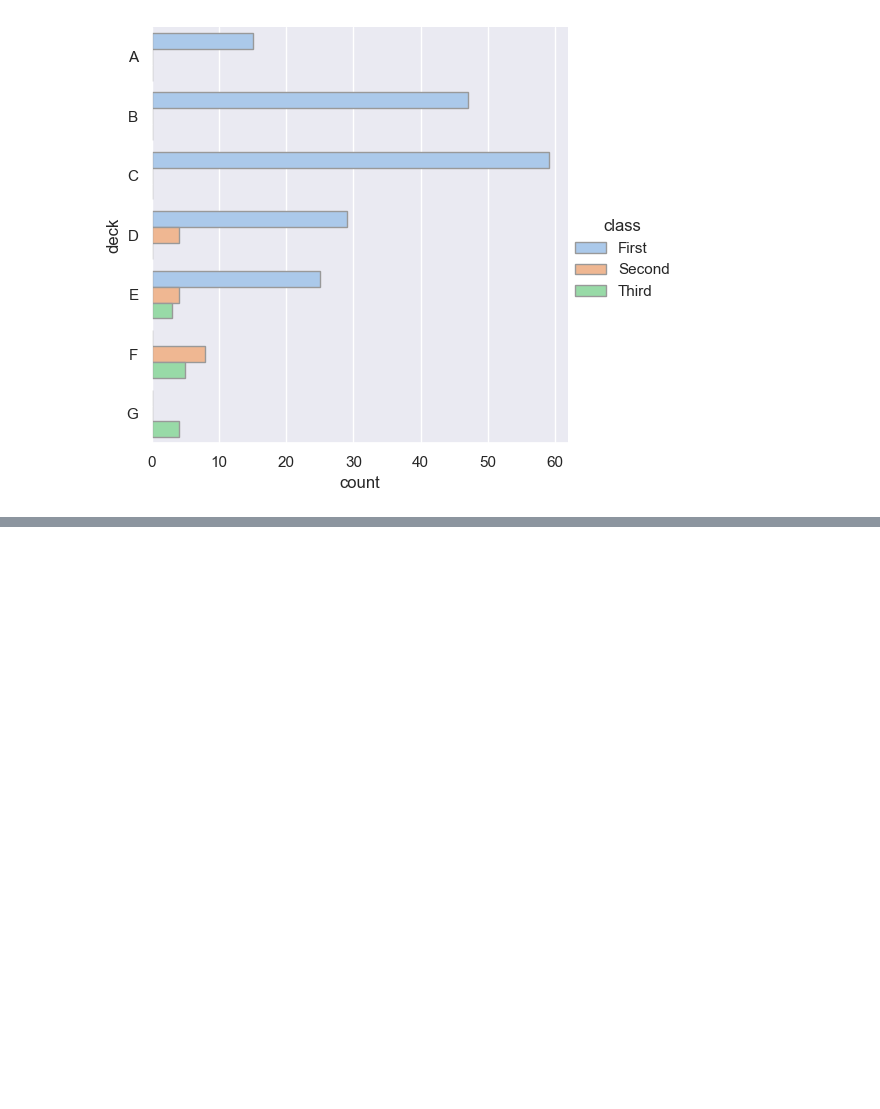
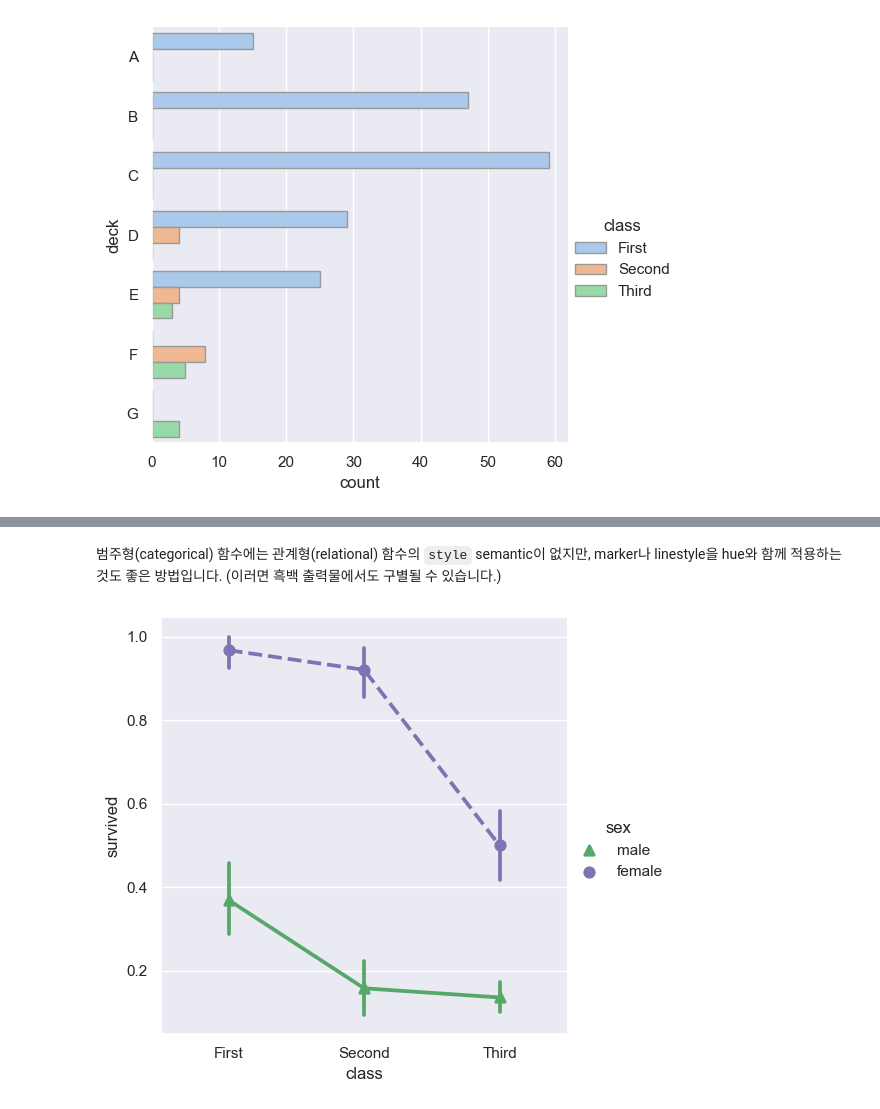
Before and after one commit to kjmn1105/Seaborn-Tuorial, a Jupyter notebook: 08_Plotting functions (3).ipynb, the cells around one changed output, grey strips where cells are left out. Saved outputs shown, nothing was run; the diff lists cells and outputs as text; code cells hidden in the pictures; blank space fills up the shorter version.

```diff
--- a/08_Plotting functions (3).ipynb
+++ b/08_Plotting functions (3).ipynb
@@ -268,0 +284,11 @@ sns.catplot(
+# %% [markdown]
+범주형(categorical) 함수에는 관계형(relational) 함수의 `style` semantic이 없지만, marker나 linestyle을 hue와 함께 적용하는 것도 좋은 방법입니다. (이러면 흑백 출력물에서도 구별될 수 있습니다.)
+# %%
+sns.catplot(
+    data=titanic, x='class', y='survived', hue='sex',
+    palette={'male':'g', 'female':'m'},
+    markers=['^', 'o'], linestyles=['-', '--'],
+    kind='point'
+);
+# %% [output]
+[figure, added]
```
Also changed, not shown: parts of 13 cells of this notebook.
